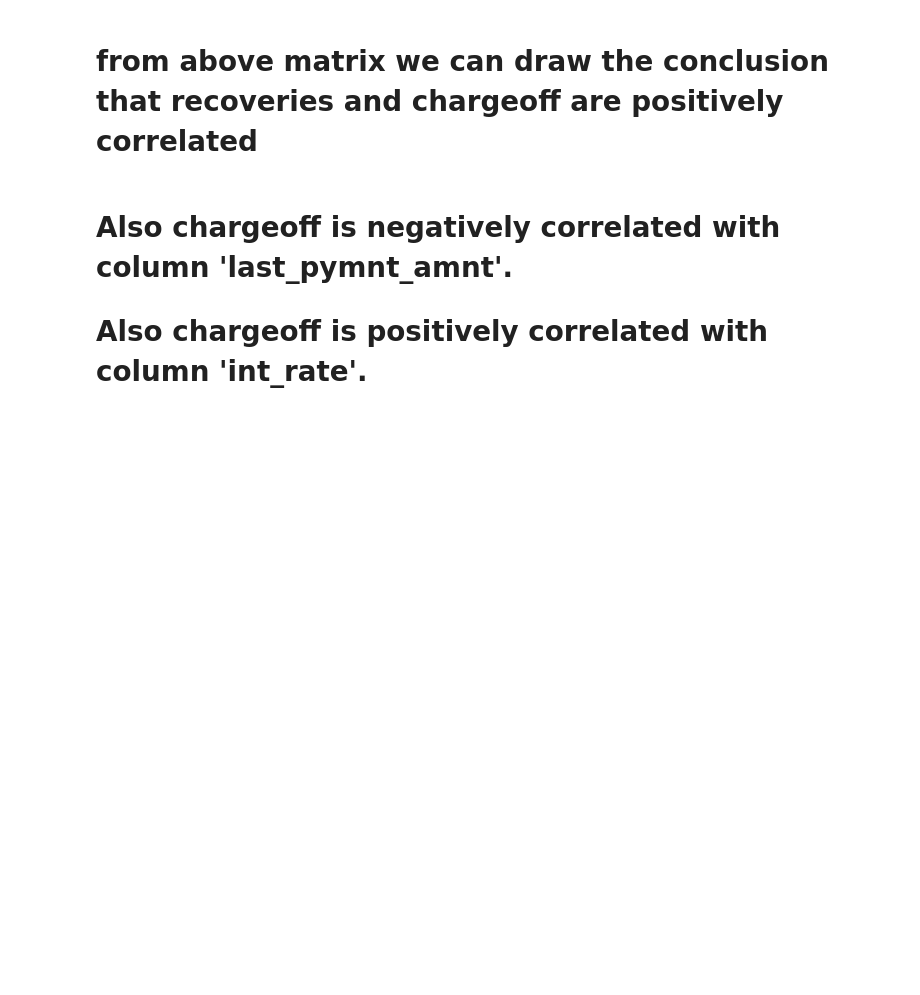
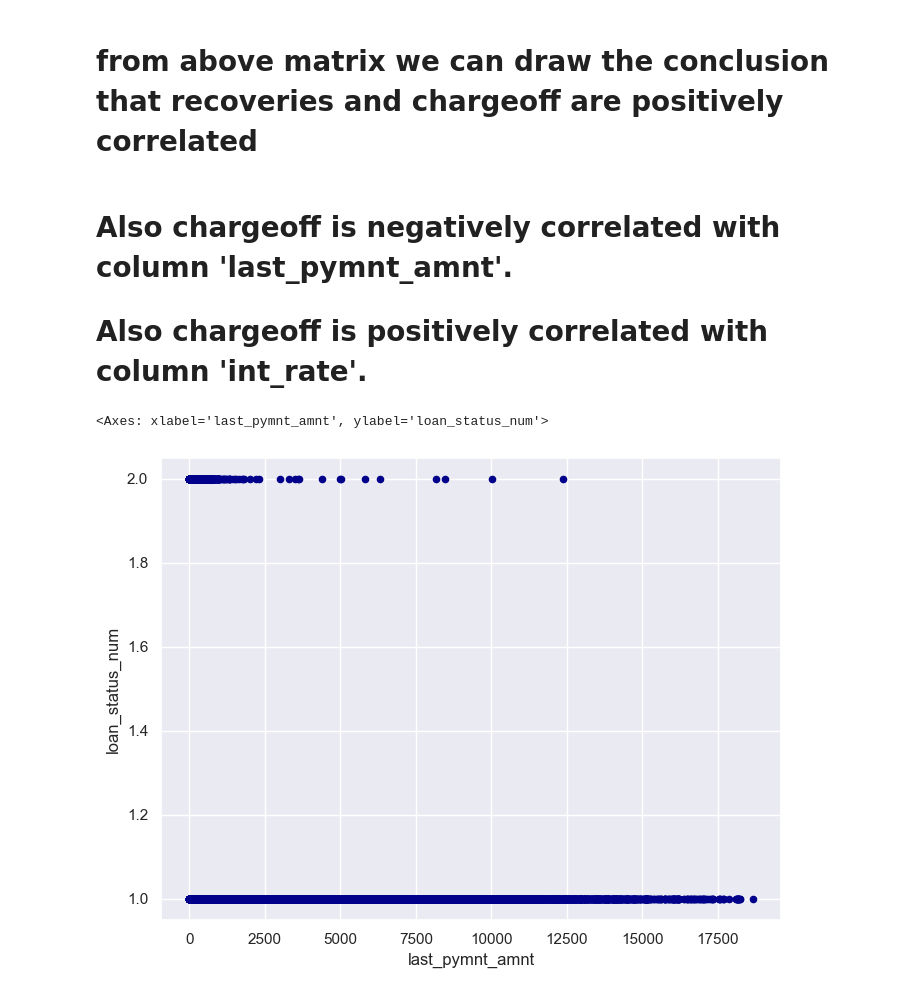
Before and after one commit to AjyNegi/Lending-Club-Case-Study, a Jupyter notebook: ajay.ipynb, the cells around one changed output. Cells and saved outputs as stored; diff of their text form; code cells hidden in the pictures; blank space fills up the shorter version.

```diff
--- a/ajay.ipynb
+++ b/ajay.ipynb
@@ -601,0 +599,6 @@ plt.scatter
+# %%
+# Scatter plot to check above correlation.
+loan_df_remv_otlr.plot.scatter(x='last_pymnt_amnt',y='loan_status_num',c='DarkBlue')
+# %% [output]
+<Axes: xlabel='last_pymnt_amnt', ylabel='loan_status_num'>
+[figure, added]
```
Also changed, not shown: parts of 4 cells of this notebook.
